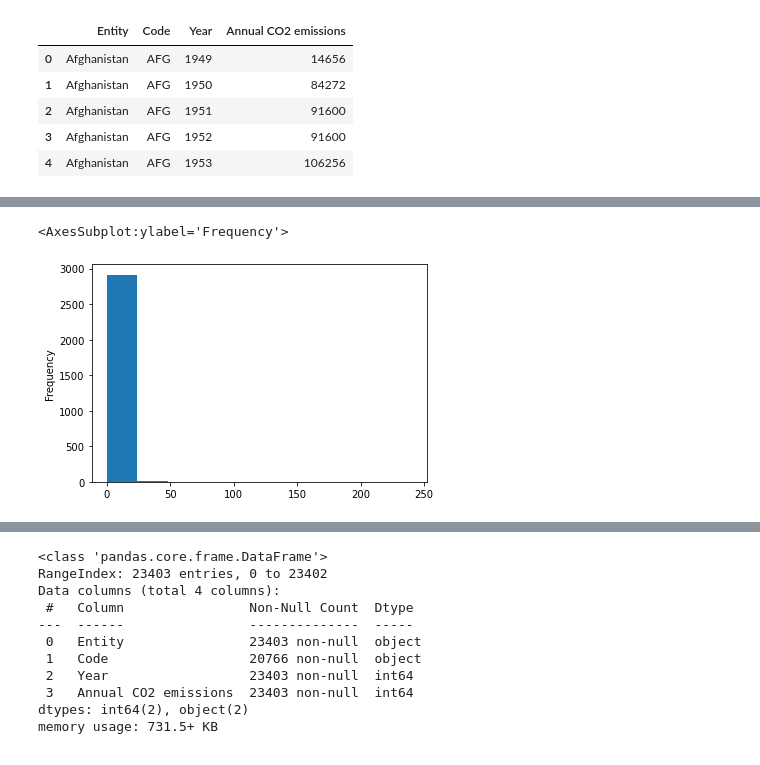
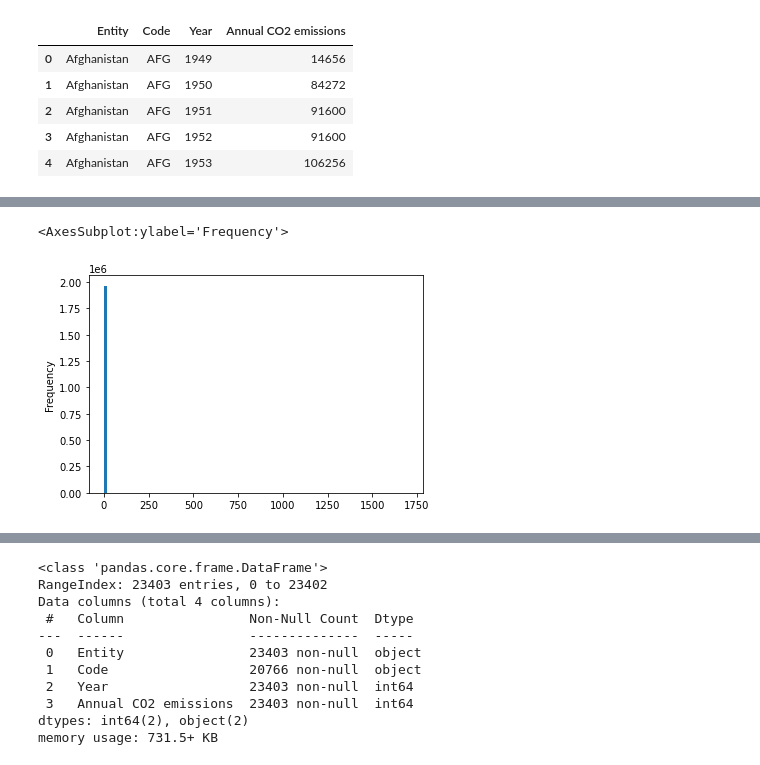
Before and after one commit to karan1dhir/DM-Project-1, a Jupyter notebook: Data Mining Project.ipynb, the cells around one changed output, grey strips where cells are left out. Saved outputs shown, nothing was run; the diff lists cells and outputs as text; code cells hidden in the pictures.

Commit message:
Updated combined weather data, added a couple of plots

```diff
--- a/Data Mining Project.ipynb
+++ b/Data Mining Project.ipynb
@@ -51,5 +7,5 @@ df.head()
 # %%
-df_weather = pd.read_csv("compiled_data.csv")
+df_weather = pd.read_csv("compiled_data.csv", compression='gzip')
 # %%
 df_gas = pd.read_csv("annual-co2-emissions-per-country.csv")
 # %%
@@ -94,13 +50,13 @@ memory usage: 1.4+ MB
 # %%
-df_weather.drop(columns = ["FATALITY_LOCATION", "BEGIN_AZIMUTH", "BEGIN_LOCATION",
-                           "CATEGORY", "EVENT_YEARMONTH", "FATALITY_AGE", "FATALITY_DATE",
-                           "FATALITY_ID", "FATALITY_SEX", "FATALITY_TYPE", "FAT_DAY",
-                           "FAT_TIME", "FAT_YEARMONTH", "END_AZIMUTH", "END_LOCATION",
-                           "EPISODE_ID", "EPISODE_NARRATIVE", "EVENT_NARRATIVE",
-                           "FLOOD_CAUSE", "MAGNITUDE_TYPE", "SOURCE", "TOR_OTHER_CZ_FIPS",
-                           "TOR_OTHER_CZ_NAME", "TOR_OTHER_CZ_STATE",
-                           "TOR_OTHER_WFO", "WFO", "END_LAT", "END_LON", "TOR_F_SCALE",
-                           "MONTH_NAME"], inplace = True)
+# df_weather.drop(columns = ["FATALITY_LOCATION", "BEGIN_AZIMUTH", "BEGIN_LOCATION",
+#                            "CATEGORY", "EVENT_YEARMONTH", "FATALITY_AGE", "FATALITY_DATE",
+#                            "FATALITY_ID", "FATALITY_SEX", "FATALITY_TYPE", "FAT_DAY",
+#                            "FAT_TIME", "FAT_YEARMONTH", "END_AZIMUTH", "END_LOCATION",
+#                            "EPISODE_ID", "EPISODE_NARRATIVE", "EVENT_NARRATIVE",
+#                            "FLOOD_CAUSE", "MAGNITUDE_TYPE", "SOURCE", "TOR_OTHER_CZ_FIPS",
+#                            "TOR_OTHER_CZ_NAME", "TOR_OTHER_CZ_STATE",
+#                            "TOR_OTHER_WFO", "WFO", "END_LAT", "END_LON", "TOR_F_SCALE",
+#                            "MONTH_NAME"], inplace = True)
 # %%
 df_weather.info()
 # %% [output]
@@ -134,8 +90,8 @@ df_weather.head()
 # %%
-df_weather["INJURIES_DIRECT"].plot.hist()
+df_weather["INJURIES_DIRECT"].plot.hist(bins = 100)
 # %% [output]
 <AxesSubplot:ylabel='Frequency'>
-[figure, old version]
+[figure, new version]
 # %%
 
 df_weather.rename(columns = {"BEGIN_LAT": "latitude", "BEGIN_LON": "longitude"}, inplace = True)
```
Also changed, not shown: parts of 24 cells of this notebook, 7 other files.
